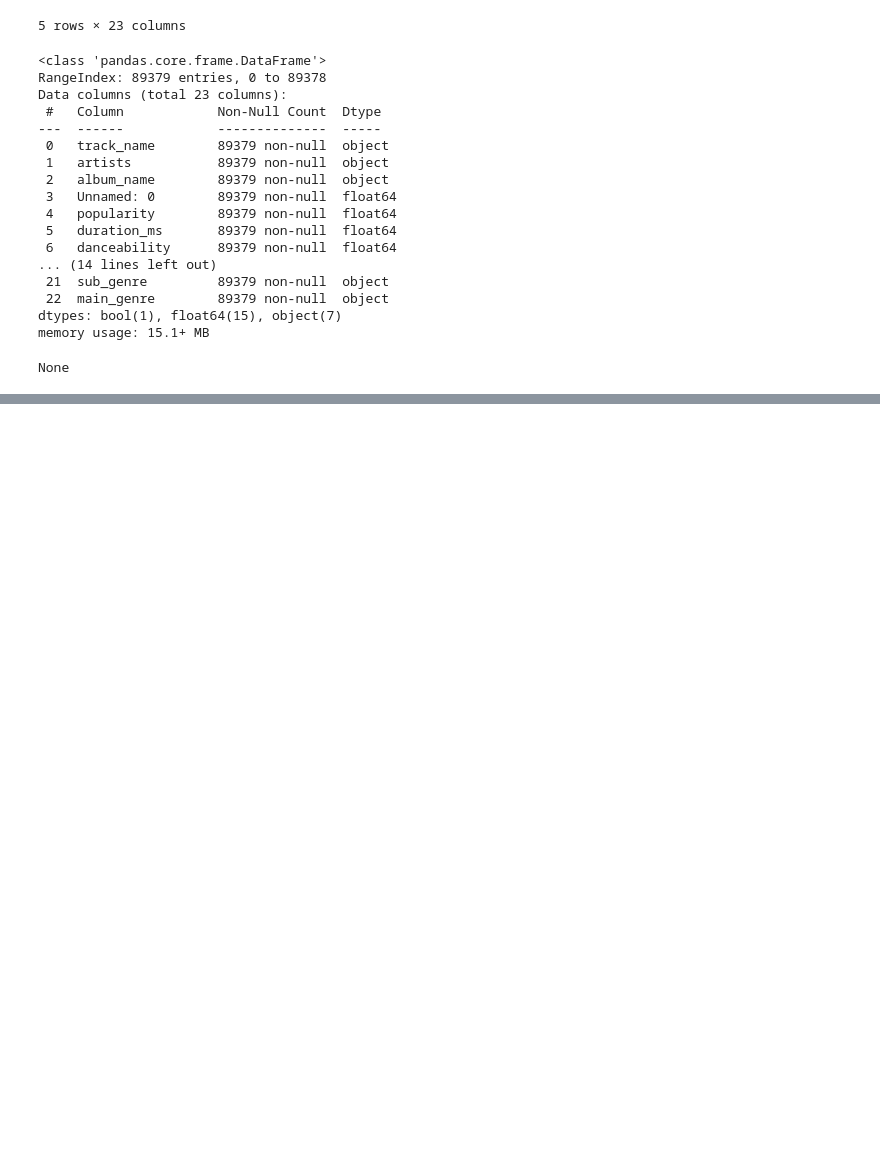
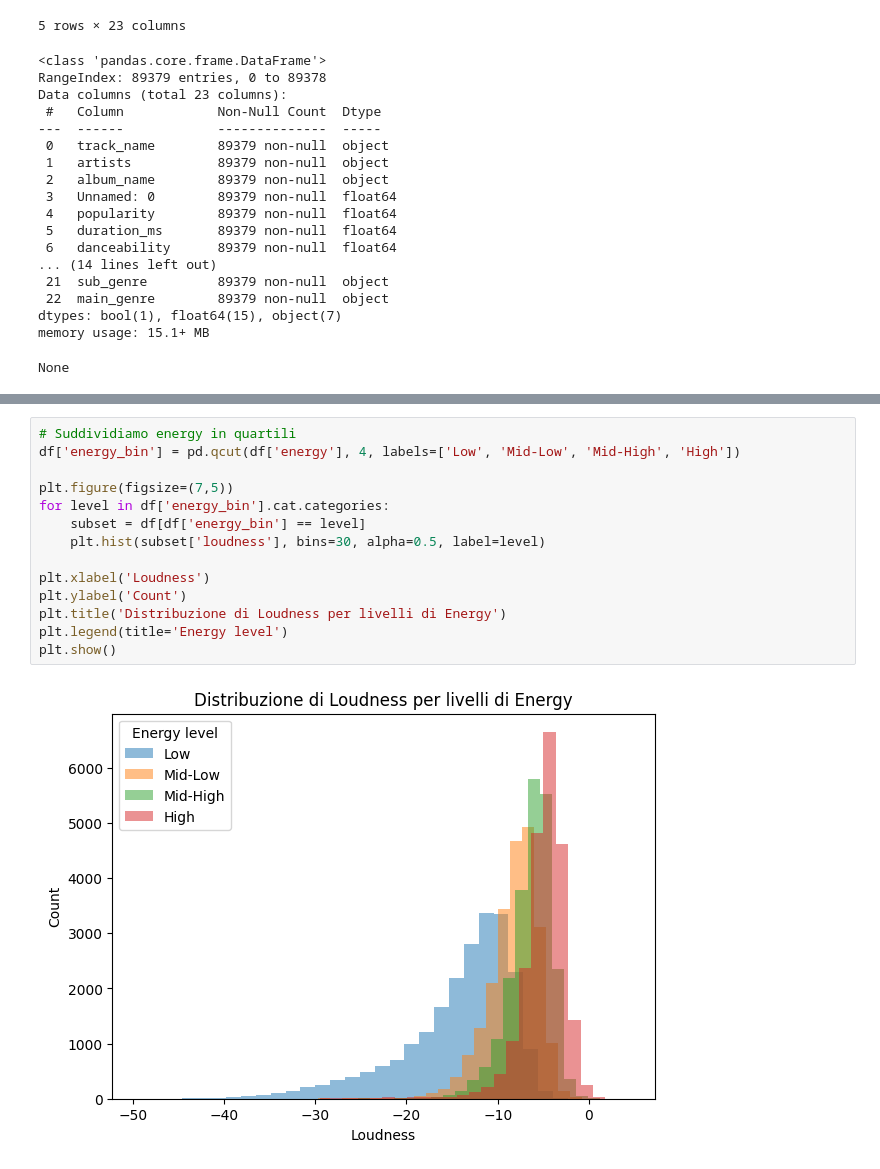
Before and after one commit to ashuraWho/Progetto_EmanueleAnnaGianmarco, a Jupyter notebook: anna/pulizia.ipynb, the cells around one changed output, grey strips where cells are left out. Saved outputs shown, nothing was run; the diff lists cells and outputs as text; blank space fills up the shorter version.

```diff
--- a/anna/pulizia.ipynb
+++ b/anna/pulizia.ipynb
@@ -359,0 +407,16 @@ None
+# %%
+# Suddividiamo energy in quartili
+df['energy_bin'] = pd.qcut(df['energy'], 4, labels=['Low', 'Mid-Low', 'Mid-High', 'High'])
+
+plt.figure(figsize=(7,5))
+for level in df['energy_bin'].cat.categories:
+    subset = df[df['energy_bin'] == level]
+    plt.hist(subset['loudness'], bins=30, alpha=0.5, label=level)
+
+plt.xlabel('Loudness')
+plt.ylabel('Count')
+plt.title('Distribuzione di Loudness per livelli di Energy')
+plt.legend(title='Energy level')
+plt.show()
+# %% [output]
+[figure, added]
```
Also changed, not shown: parts of 10 cells of this notebook.
